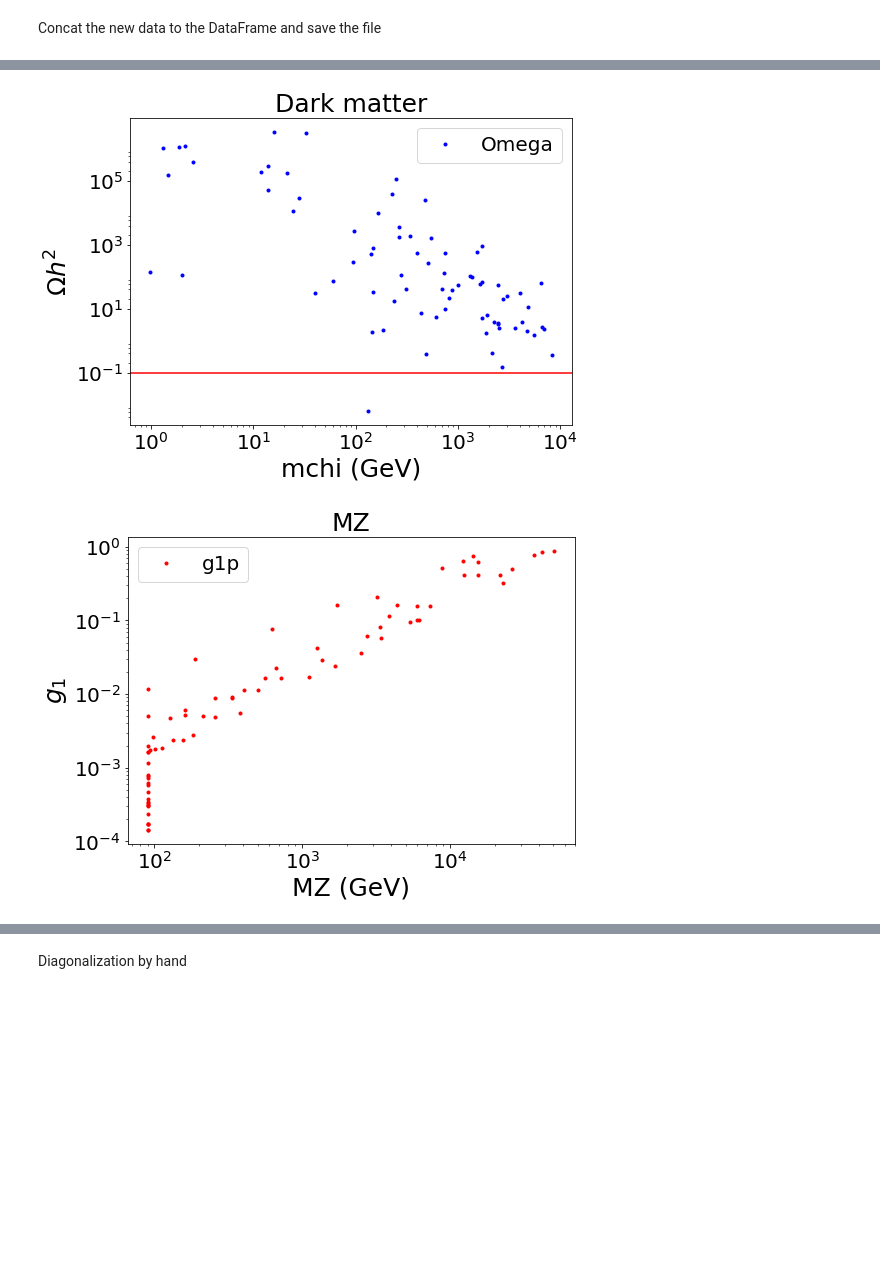
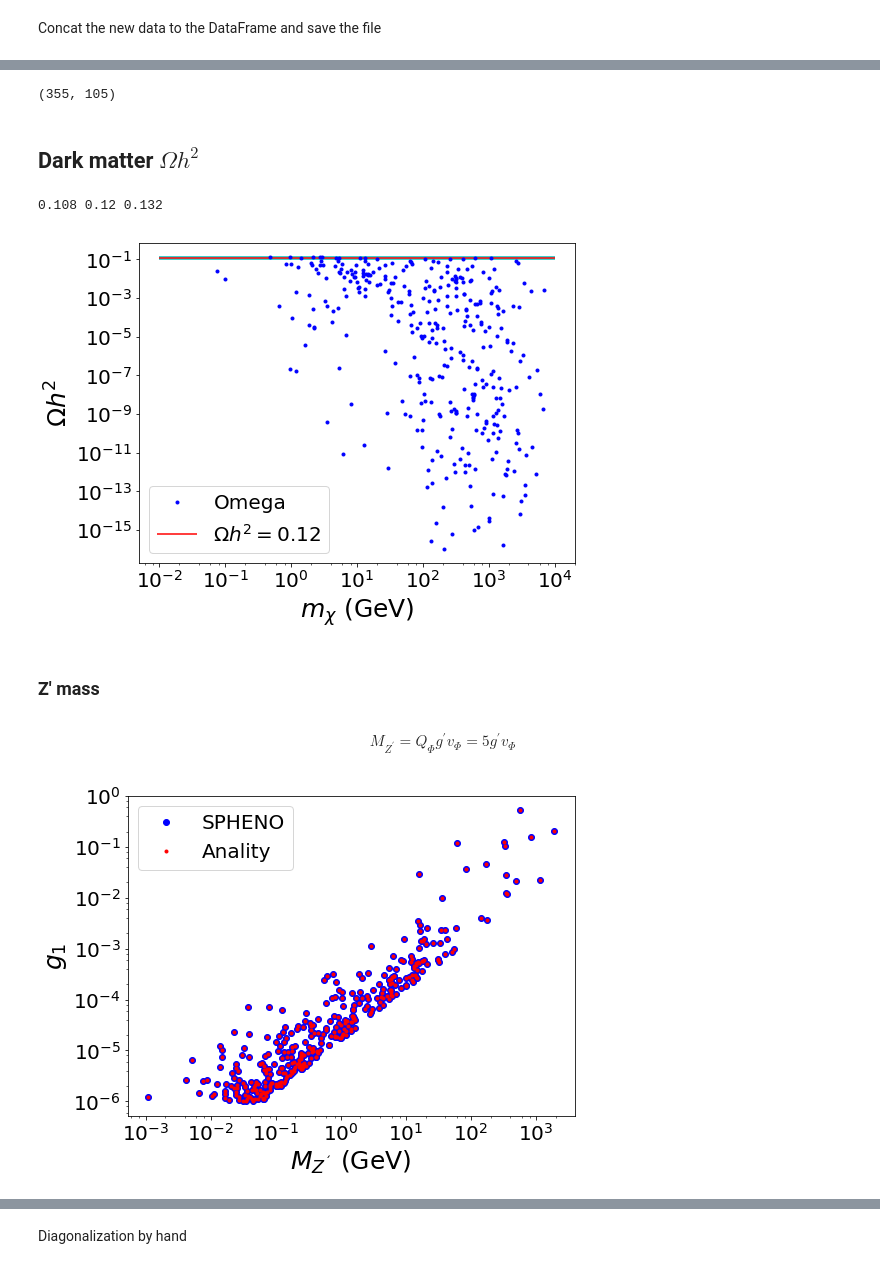
Before and after one commit to anferivera/DarkBariogenesis, a Jupyter notebook: U1B_model-random-scan-v1.ipynb, the cells around one changed output, grey strips where cells are left out. Saved outputs shown, nothing was run; the diff lists cells and outputs as text; code cells hidden in the pictures; blank space fills up the shorter version.

```diff
--- a/U1B_model-random-scan-v1.ipynb
+++ b/U1B_model-random-scan-v1.ipynb
@@ -394,31 +446,58 @@ xd.to_csv('scan1.scv')
 #For good plots
 plt.rcParams.update({'font.size': 20})
 #plt.rc('font',size='18')
+# %%
+xd.shape
+# %% [output]
+(355, 105)
+# %% [markdown]
+## Dark matter $\Omega h^2$
+# %%
+#Experimental values for DM:Planck results 2018
+e = 10
+Omega = 0.1200
+Omega_min=Omega - e*0.0012
+Omega_max=Omega + e*0.0012
+print( Omega_min, Omega,Omega_max)
+# %% [output]
+0.108 0.12 0.132
 # %%
 plt.figure(figsize=(8,6))
 
 plt.loglog(xd.mchi,xd.Omega,'b.')
 
-plt.axhline(y=0.1, color='r', linestyle='-')
 
-plt.title(r'Dark matter',size=25)
-plt.xlabel(r'mchi (GeV)',size=25)
+plt.hlines(Omega_max,1e-2,1e4, 'c',label=r'')
+plt.hlines(Omega_min,1e-2,1e4, 'c',label=r'')
+plt.hlines(Omega,1e-2,1e4, 'r',label=r'$\Omega h^2=$0.12')
+
+plt.xlabel(r'$m_{\chi}$ (GeV)',size=25)
 plt.ylabel(r'$\Omega h^2$',size=25)
 plt.legend()
 
+#plt.ylim(1.e-5,Omega_max)
+
 plt.tight_layout()
 # %% [output]
-[figure, old version]
+[figure, new version]
+# %% [markdown]
+### Z' mass
+# %% [markdown]
+\begin{equation}
+M_{Z^{'}} =Q_{\Phi}g^{'} v_\Phi =  5 g^{'} v_\Phi
+\end{equation}
 # %%
 plt.figure(figsize=(8,6))
 
-plt.loglog(xd.MZp,xd.g1p,'r.')
+plt.loglog(xd.MZp,xd.g1p,'bo',label='SPHENO')
+#plt.loglog(xd.MZ,xd.g1p,'g.',label='SPHENO')
 
-plt.title(r'MZ',size=25)
-plt.xlabel(r'MZ (GeV)',size=25)
+plt.loglog(5.*xd.g1p*xd.vx,xd.g1p,'r.',label='Anality')
+
+plt.xlabel(r'$M_{Z^{´}}$ (GeV)',size=25)
 plt.ylabel(r'$g_1$',size=25)
 plt.legend()
 
 plt.tight_layout()
 # %% [output]
-[figure, old version]
+[figure, new version]
```
Also changed, not shown: parts of 20 cells of this notebook, 22 other files.
